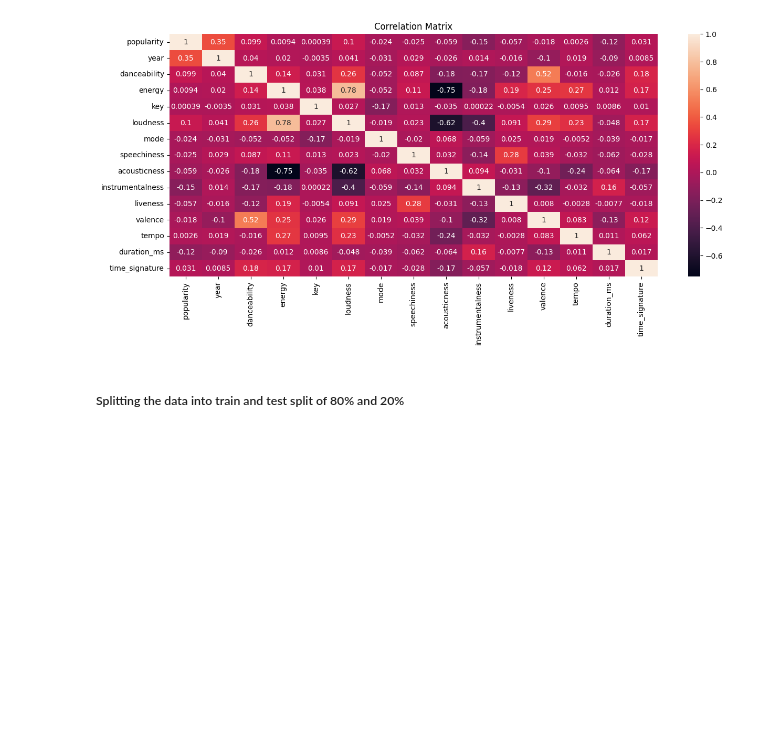
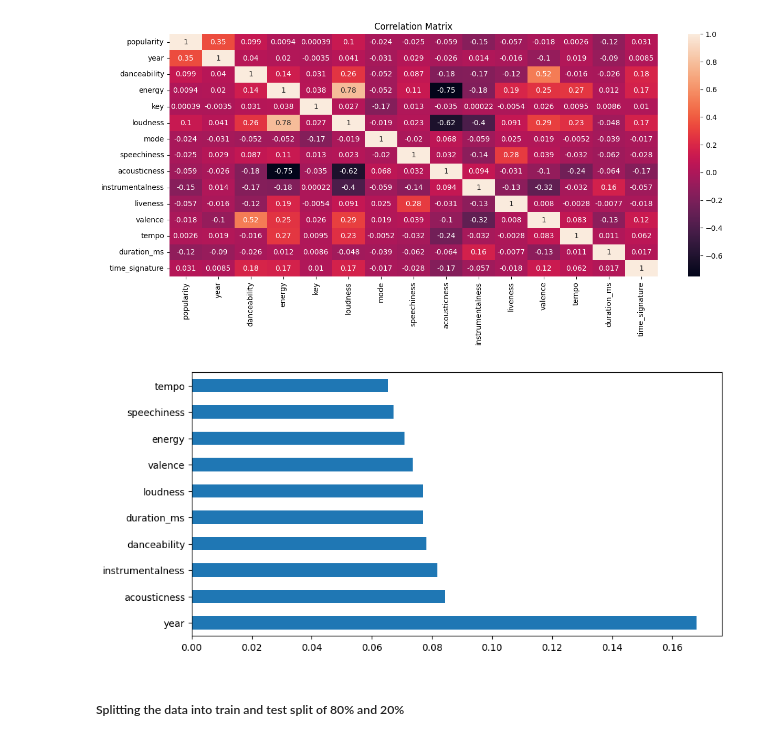
Before and after one commit to Abstract-Dex/Spotify-Data-Insights, a Jupyter notebook: main.ipynb, the cells around one changed output. Cells and saved outputs as stored; diff of their text form; code cells hidden in the pictures; blank space fills up the shorter version.

Commit message:
added feature importance ranking

```diff
--- a/main.ipynb
+++ b/main.ipynb
@@ -236,6 +236,21 @@ plt.title('Correlation Matrix')
 plt.show()
 # %% [output]
 [figure]
+# %%
+#feature importance ranking
+from sklearn.ensemble import ExtraTreesRegressor
+model=ExtraTreesRegressor()
+model.fit(df.drop('popularity',axis=1),df['popularity'])
+
+model.feature_importances_
+
+#visualizing the feature importance
+plt.figure(figsize=(10,5))
+feat_importances=pd.Series(model.feature_importances_,index=df.drop('popularity',axis=1).columns)
+feat_importances.nlargest(10).plot(kind='barh')
+plt.show()
+# %% [output]
+[figure, added]
 # %% [markdown]
 ##### Splitting the data into train and test split of 80% and 20%
 # %%
```
Also changed, not shown: parts of 4 cells of this notebook.
